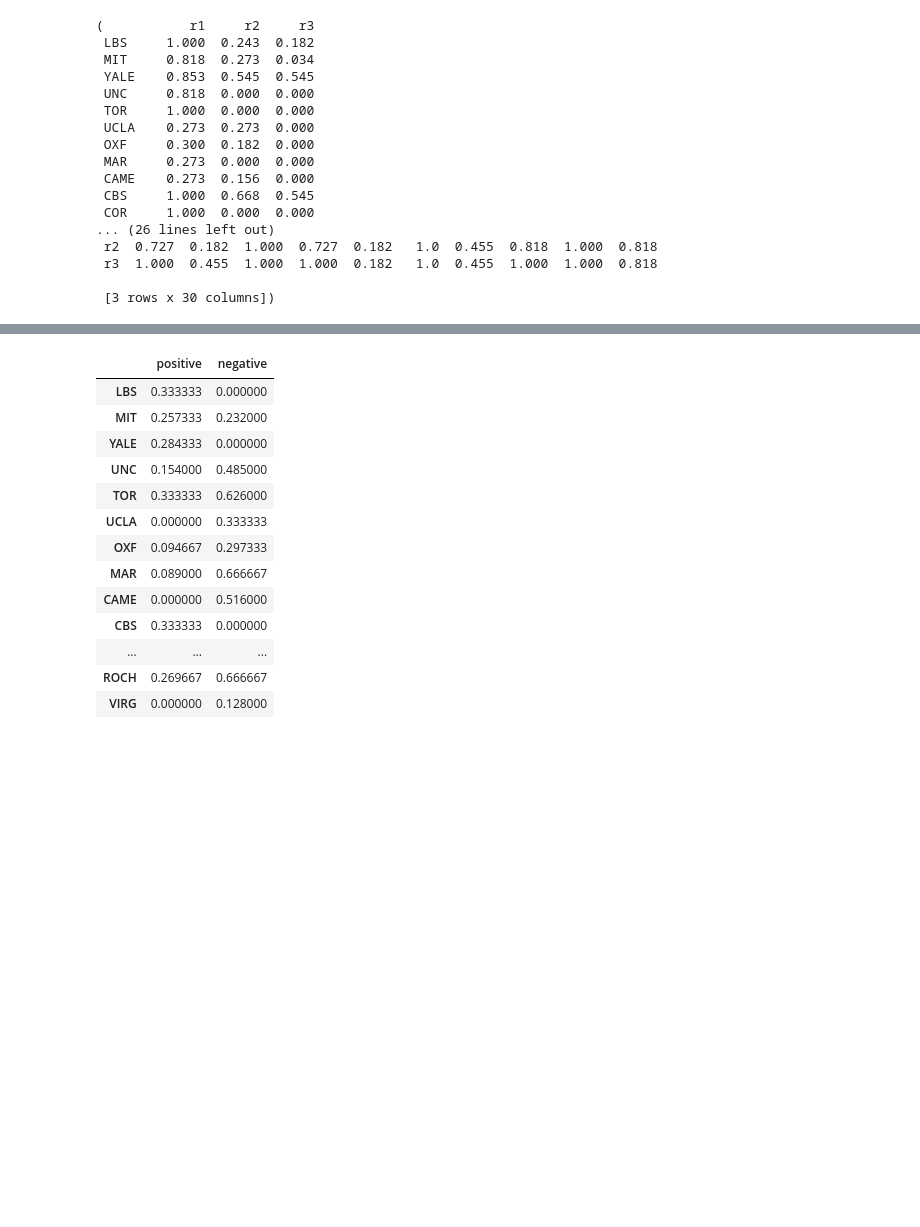
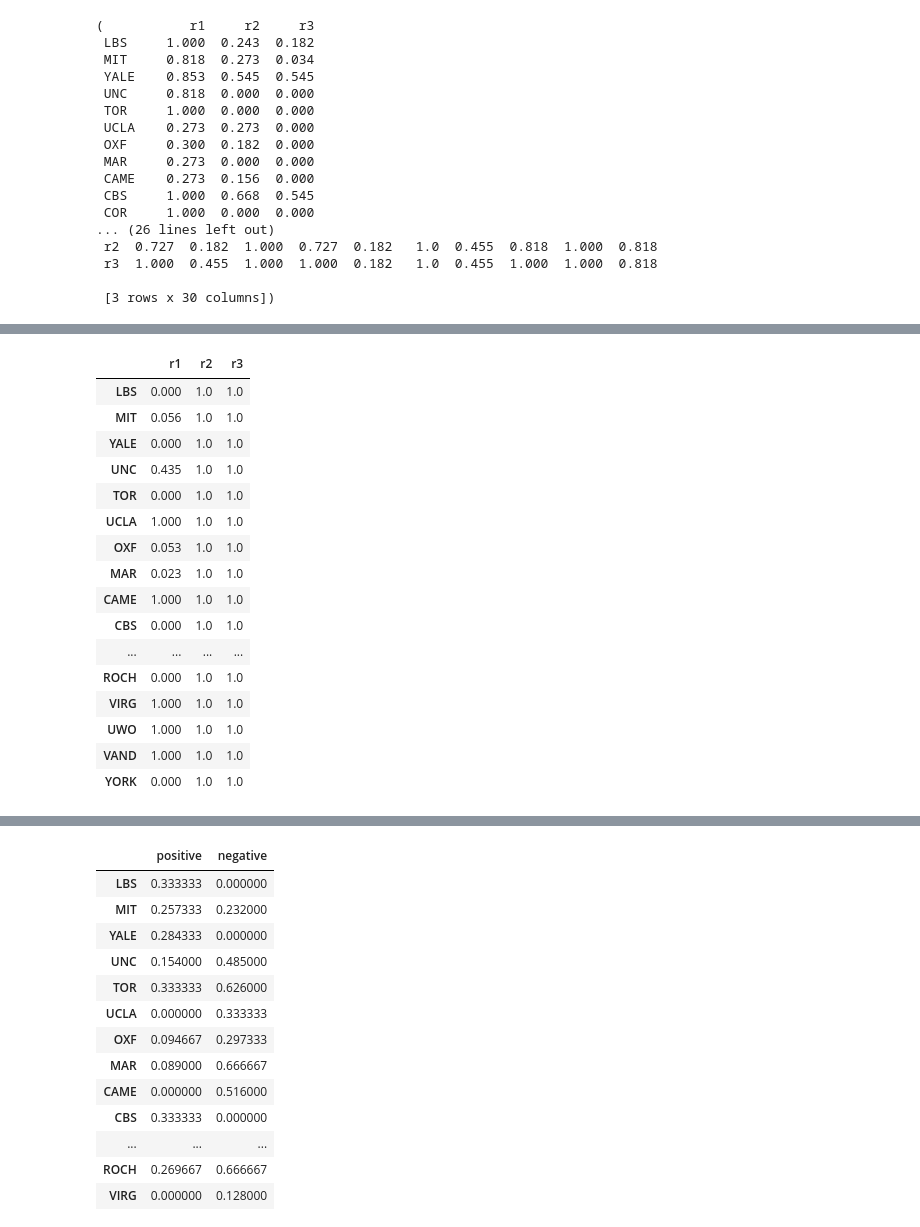
Before and after one commit to WAndraszyk/Construct-your-own-PROMETHEE-with-Python-for-MCDA, a Jupyter notebook: examples/CASESTUDIES_sort.ipynb, the cells around one changed output, grey strips where cells are left out. Saved outputs shown, nothing was run; the diff lists cells and outputs as text; code cells hidden in the pictures; blank space fills up the shorter version.

```diff
--- a/examples/CASESTUDIES_sort.ipynb
+++ b/examples/CASESTUDIES_sort.ipynb
@@ -218,0 +202,20 @@ discordance  # widzi star wartosc
+# %%
+discordance[0]
+# %% [output]
+|  | r1 | r2 | r3 |
+| LBS | 0.000 | 1.0 | 1.0 |
+| MIT | 0.056 | 1.0 | 1.0 |
+| YALE | 0.000 | 1.0 | 1.0 |
+| UNC | 0.435 | 1.0 | 1.0 |
+| TOR | 0.000 | 1.0 | 1.0 |
+| UCLA | 1.000 | 1.0 | 1.0 |
+| OXF | 0.053 | 1.0 | 1.0 |
+| MAR | 0.023 | 1.0 | 1.0 |
+| CAME | 1.000 | 1.0 | 1.0 |
+| CBS | 0.000 | 1.0 | 1.0 |
+| ... | ... | ... | ... |
+| ROCH | 0.000 | 1.0 | 1.0 |
+| VIRG | 1.000 | 1.0 | 1.0 |
+| UWO | 1.000 | 1.0 | 1.0 |
+| VAND | 1.000 | 1.0 | 1.0 |
+| YORK | 0.000 | 1.0 | 1.0 |
```
Also changed, not shown: parts of 12 cells of this notebook, 1 other file.
